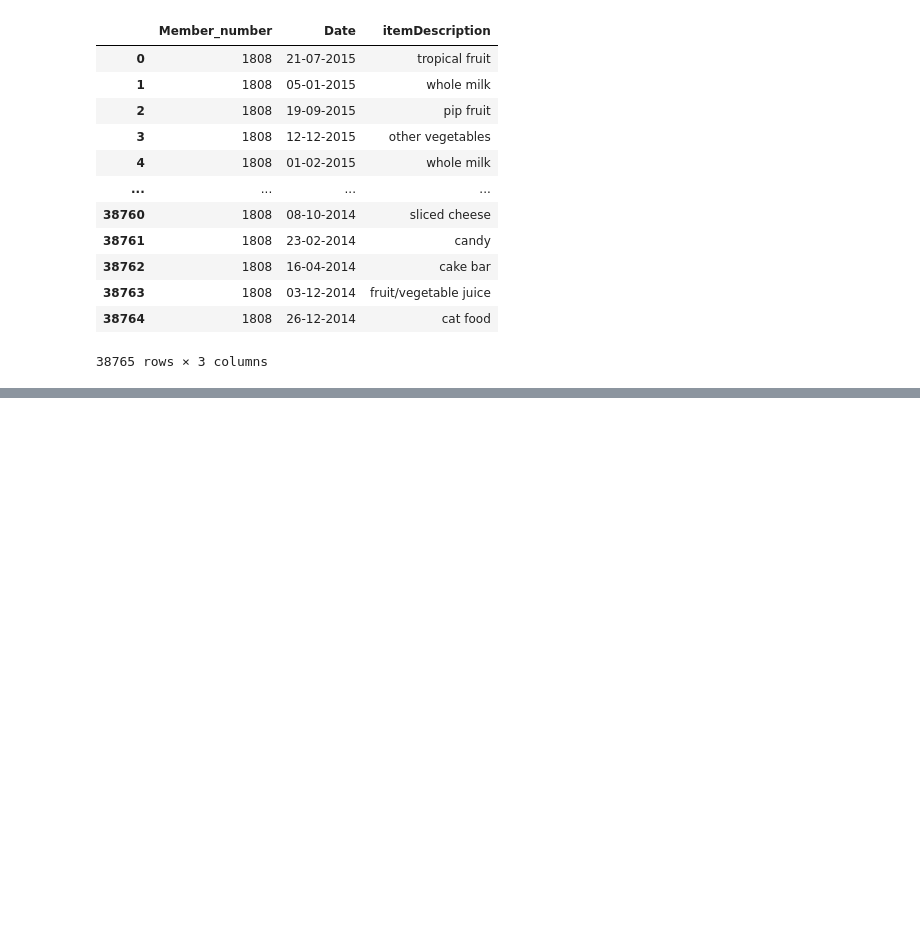
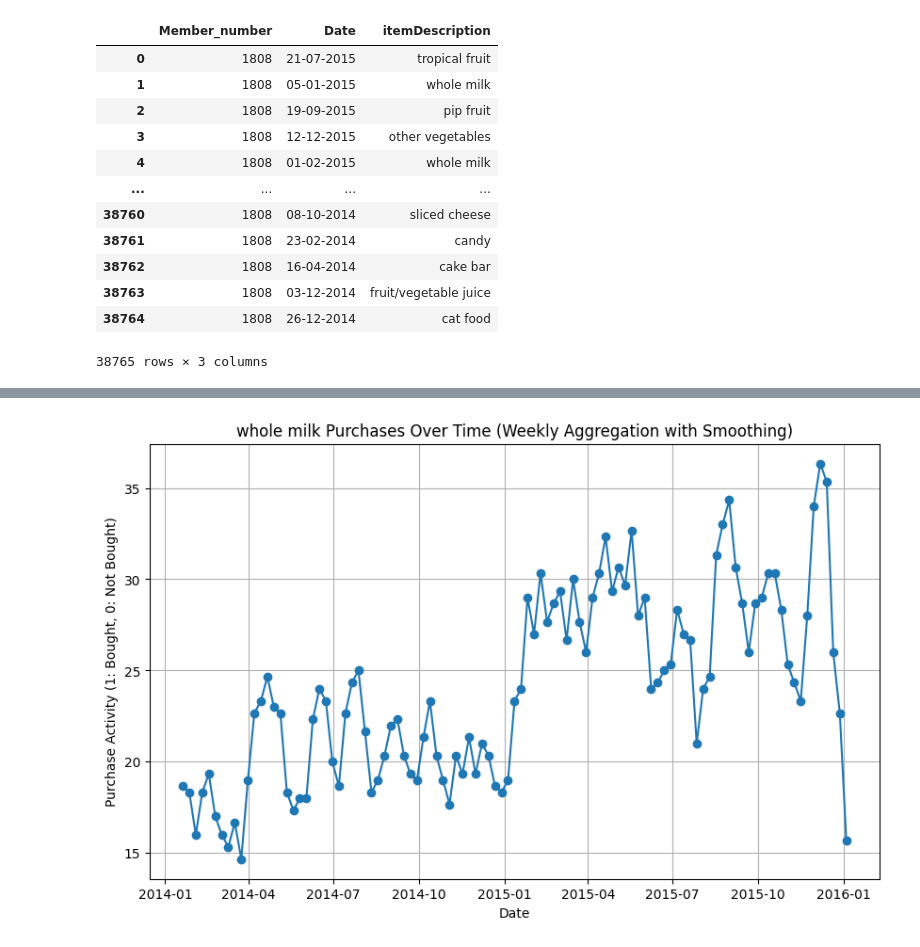
Before and after one commit to alzaeda19/MHacks-project, a Jupyter notebook: model/eda.ipynb, the cells around one changed output, grey strips where cells are left out. Saved outputs shown, nothing was run; the diff lists cells and outputs as text; code cells hidden in the pictures; blank space fills up the shorter version.

```diff
--- a/model/eda.ipynb
+++ b/model/eda.ipynb
@@ -49,0 +73,22 @@ df
+# %%
+df['Date'] = pd.to_datetime(df['Date'], format='%d-%m-%Y')
+
+# Create a new column to indicate whether toilet paper was purchased on each transaction
+df['{}'.format(item)] = df['itemDescription'].apply(lambda x: 1 if item in x.lower() else 0)
+
+# Group by week and get the sum of the ToiletPaper column
+time_series_data = df.resample('W-Mon', on='Date').sum().reset_index()
+
+# Smooth the plot with a 3-week moving average
+time_series_data['Item_smoothed'] = time_series_data['{}'.format(item)].rolling(window=3).mean()
+
+# Create a time series plot
+plt.figure(figsize=(10, 6))
+plt.plot(time_series_data['Date'], time_series_data['Item_smoothed'], marker='o')
+plt.title('{} Purchases Over Time (Weekly Aggregation with Smoothing)'.format(item))
+plt.xlabel('Date')
+plt.ylabel('Purchase Activity (1: Bought, 0: Not Bought)')
+plt.grid(True)
+plt.show()
+# %% [output]
+[figure, added]
```
Also changed, not shown: parts of 14 cells of this notebook.
